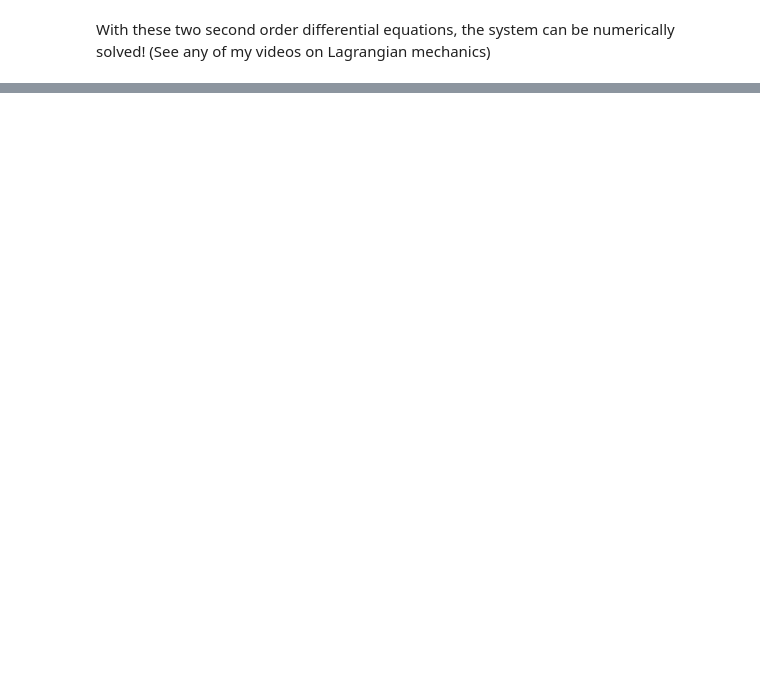
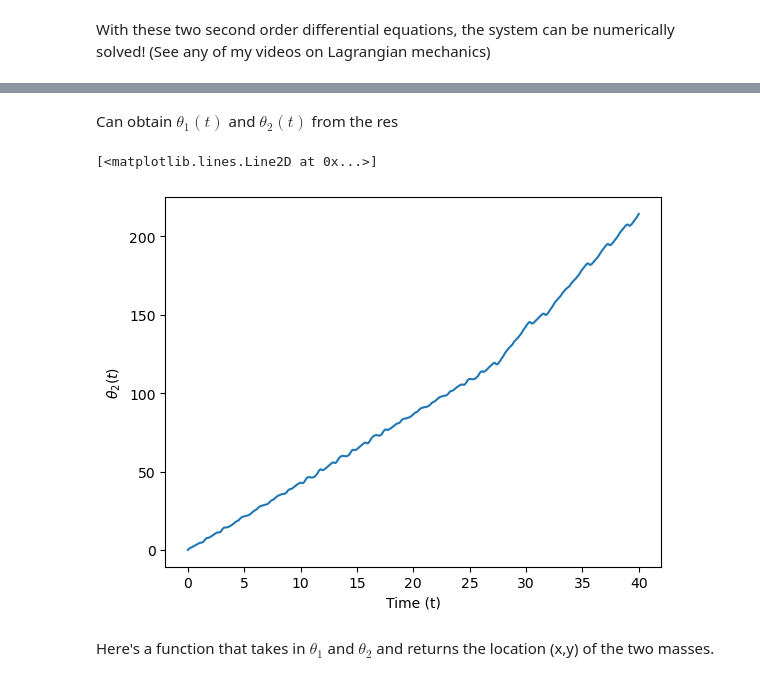
Before and after one commit to sage2003/Python-for-Science, a Jupyter notebook: SymPy_Tutorial.ipynb, the cells around one changed output, grey strips where cells are left out. Cells and saved outputs as stored; diff of their text form; code cells hidden in the pictures; blank space fills up the shorter version.

```diff
--- a/SymPy_Tutorial.ipynb
+++ b/SymPy_Tutorial.ipynb
@@ -704,0 +790,5 @@ With these two second order differential equations, the system can be numericall
+# %%
+dz1dt_f = smp.lambdify((t,g,m1,m2,L1,L2,theta1,theta2,dth1dt,dth2dt), sols[th1_dd])
+dz2dt_f = smp.lambdify((t,g,m1,m2,L1,L2,theta1,theta2,dth1dt,dth2dt), sols[th2_dd])
+dth1dt_f = smp.lambdify(dth1dt, dth1dt)
+dth2dt_f = smp.lambdify(dth2dt, dth2dt)
@@ -704,0 +799,9 @@ With these two second order differential equations, the system can be numericall
+# %%
+def dSdt(S, t, g, m1, m2, L1, L2):
+    theta1, z1, theta2, z2 = S
+    return [
+        dth1dt_f(z1),
+        dz1dt_f(t, g, m1, m2, L1, L2, theta1, theta2, z1, z2),
+        dth2dt_f(z2),
+        dz2dt_f(t, g, m1, m2, L1, L2, theta1, theta2, z1, z2),
+    ]
@@ -704,0 +810,8 @@ With these two second order differential equations, the system can be numericall
+# %%
+t = np.linspace(0, 40, 1001)
+g = 9.81
+m1=1
+m2=1
+L1 = 1
+L2 = 1
+res = odeint(dSdt, y0=[0, 4, 0, 8], t=t, args=(g,m1,m2,L1,L2))
@@ -704,0 +829,14 @@ With these two second order differential equations, the system can be numericall
+# %% [markdown]
+Can obtain $\theta_1(t)$ and $\theta_2(t)$ from the res
+# %%
+theta1 = res.T[0]
+theta2 = res.T[2]
+# %%
+plt.xlabel(r"Time (t)")
+plt.ylabel(r"$\theta_2(t)$")
+plt.plot(t, theta2)
+# %% [output]
+[<matplotlib.lines.Line2D at 0x...>]
+[figure, added]
+# %% [markdown]
+Here's a function that takes in $\theta_1$ and $\theta_2$ and returns the location (x,y) of the two masses.
```
Also changed, not shown: parts of 28 cells of this notebook, 4 other files.
